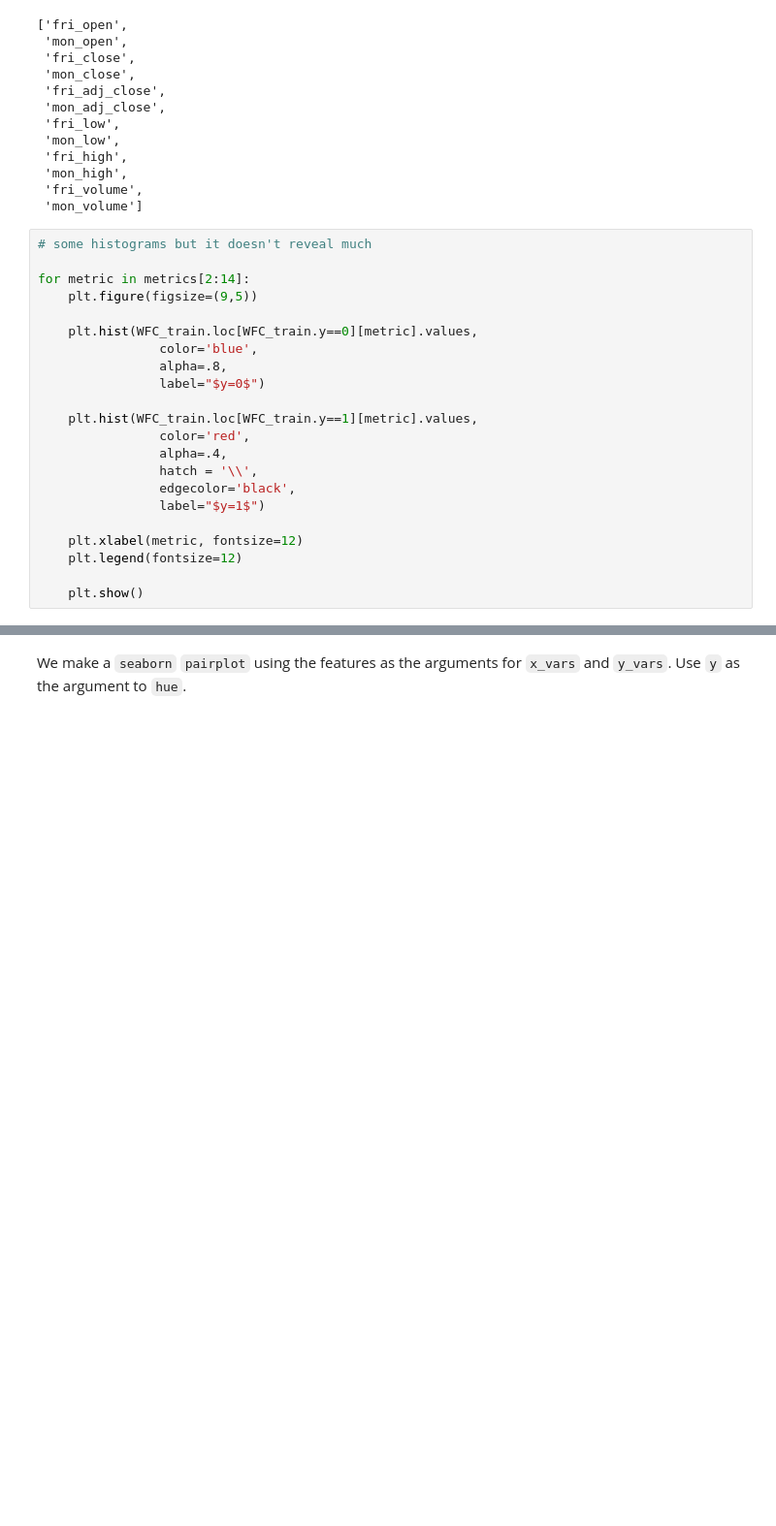
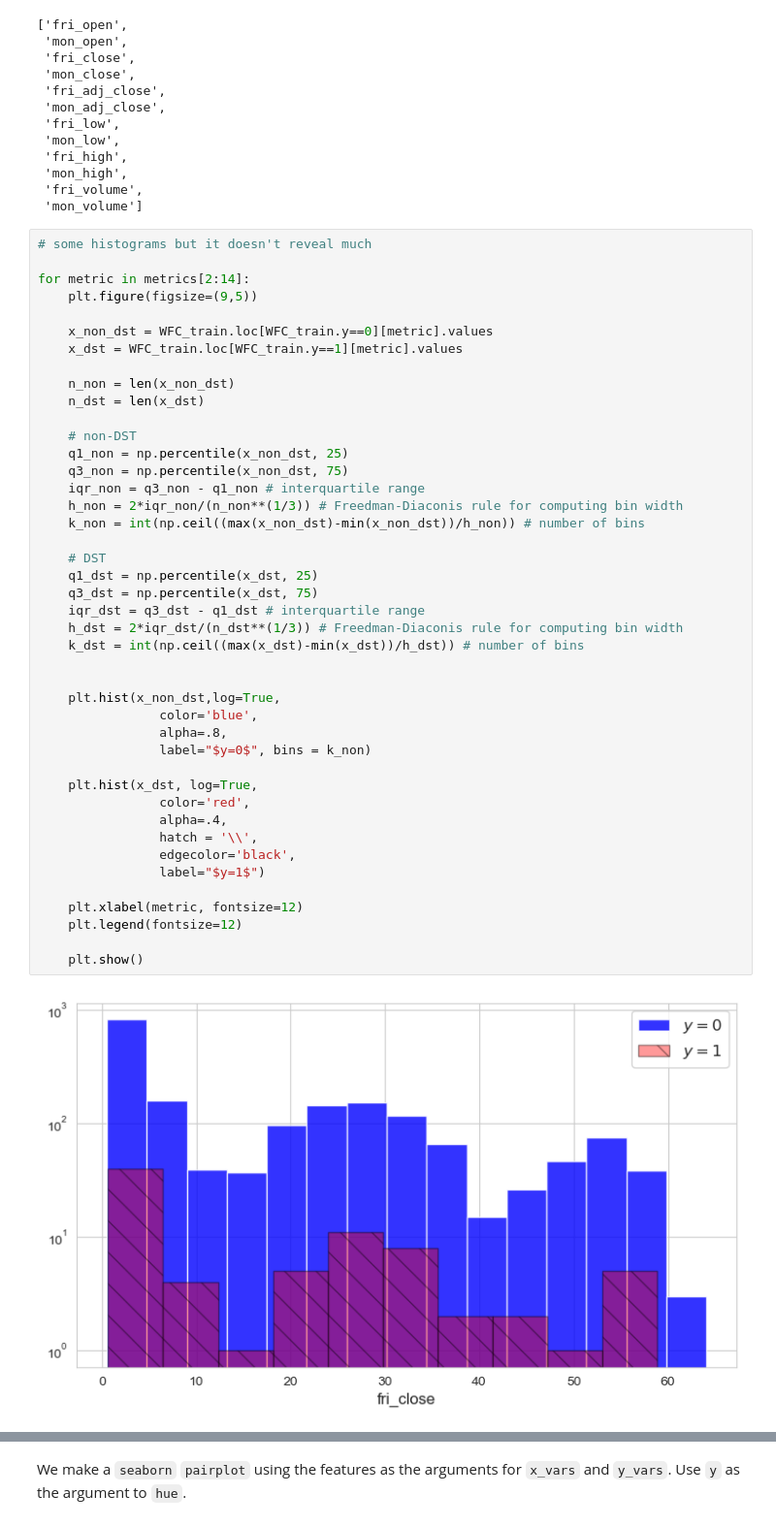
Before and after one commit to ghuckabe/DSTMarketAnalysis, a Jupyter notebook: kaggle_classify.ipynb, the cells around one changed output, grey strips where cells are left out. Shown at 97% size. Saved outputs shown, nothing was run; the diff lists cells and outputs as text; blank space fills up the shorter version.

Commit message:
changed histograms to use Freedman-Diaconis rule

```diff
--- a/kaggle_classify.ipynb
+++ b/kaggle_classify.ipynb
@@ -324,22 +324,45 @@ metrics[2:14]
 # %%
 # some histograms but it doesn't reveal much
 
 for metric in metrics[2:14]:
     plt.figure(figsize=(9,5))
 
-    plt.hist(WFC_train.loc[WFC_train.y==0][metric].values,
+    x_non_dst = WFC_train.loc[WFC_train.y==0][metric].values
+    x_dst = WFC_train.loc[WFC_train.y==1][metric].values
+
+    n_non = len(x_non_dst)
+    n_dst = len(x_dst)
+
+    # non-DST
+    q1_non = np.percentile(x_non_dst, 25)
+    q3_non = np.percentile(x_non_dst, 75)
+    iqr_non = q3_non - q1_non # interquartile range
+    h_non = 2*iqr_non/(n_non**(1/3)) # Freedman-Diaconis rule for computing bin width
+    k_non = int(np.ceil((max(x_non_dst)-min(x_non_dst))/h_non)) # number of bins
+
+    # DST
+    q1_dst = np.percentile(x_dst, 25)
+    q3_dst = np.percentile(x_dst, 75)
+    iqr_dst = q3_dst - q1_dst # interquartile range
+    h_dst = 2*iqr_dst/(n_dst**(1/3)) # Freedman-Diaconis rule for computing bin width
+    k_dst = int(np.ceil((max(x_dst)-min(x_dst))/h_dst)) # number of bins
+
+
+    plt.hist(x_non_dst,log=True,
                 color='blue',
                 alpha=.8,
-                label="$y=0$")
+                label="$y=0$", bins = k_non)
 
-    plt.hist(WFC_train.loc[WFC_train.y==1][metric].values,
+    plt.hist(x_dst, log=True,
                 color='red',
                 alpha=.4,
                 hatch = '\\',
                 edgecolor='black',
                 label="$y=1$")
 
     plt.xlabel(metric, fontsize=12)
     plt.legend(fontsize=12)
 
     plt.show()
+# %% [output]
+[figure, added]
```
Also changed, not shown: parts of 2 cells of this notebook.
